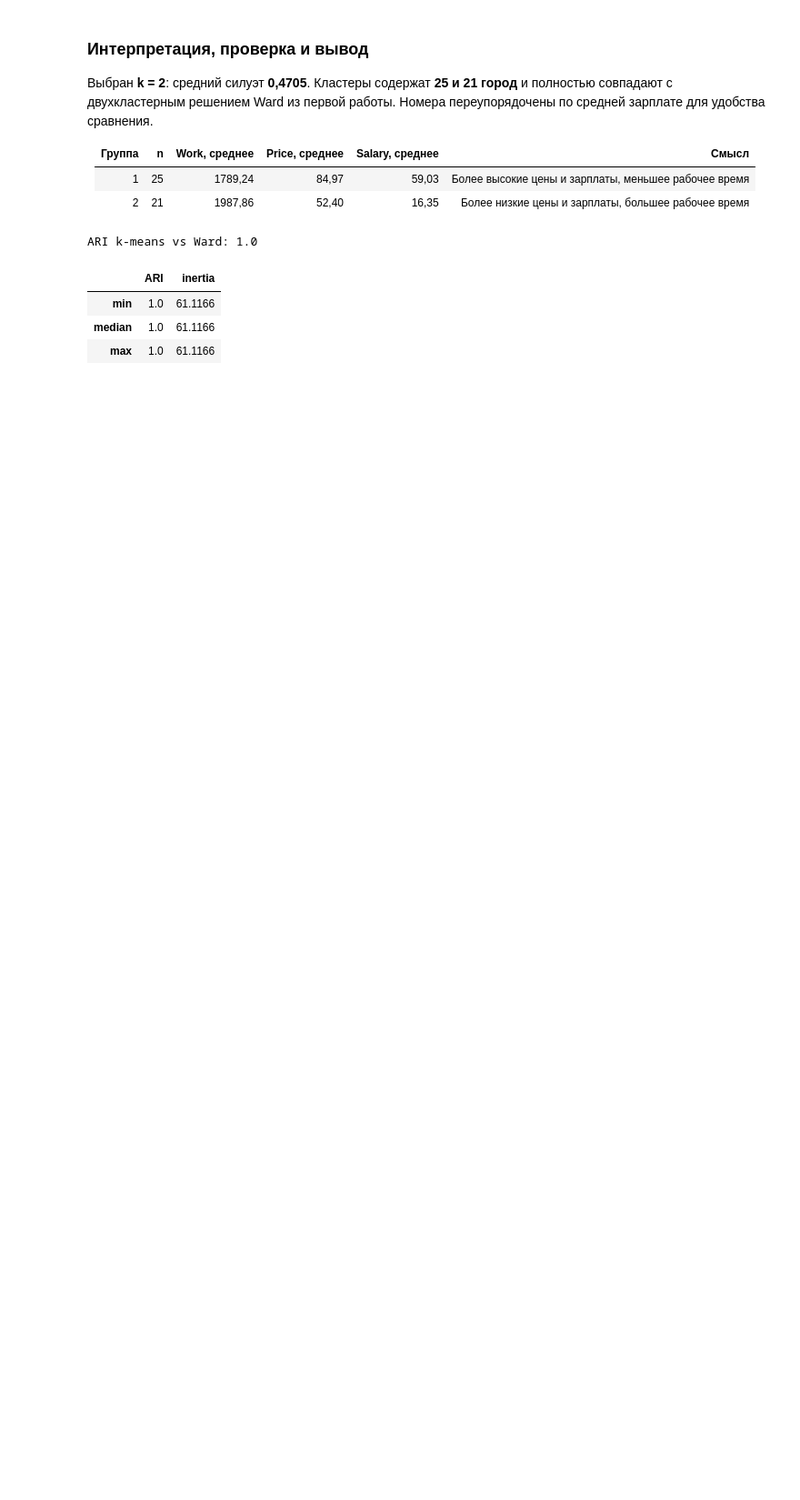
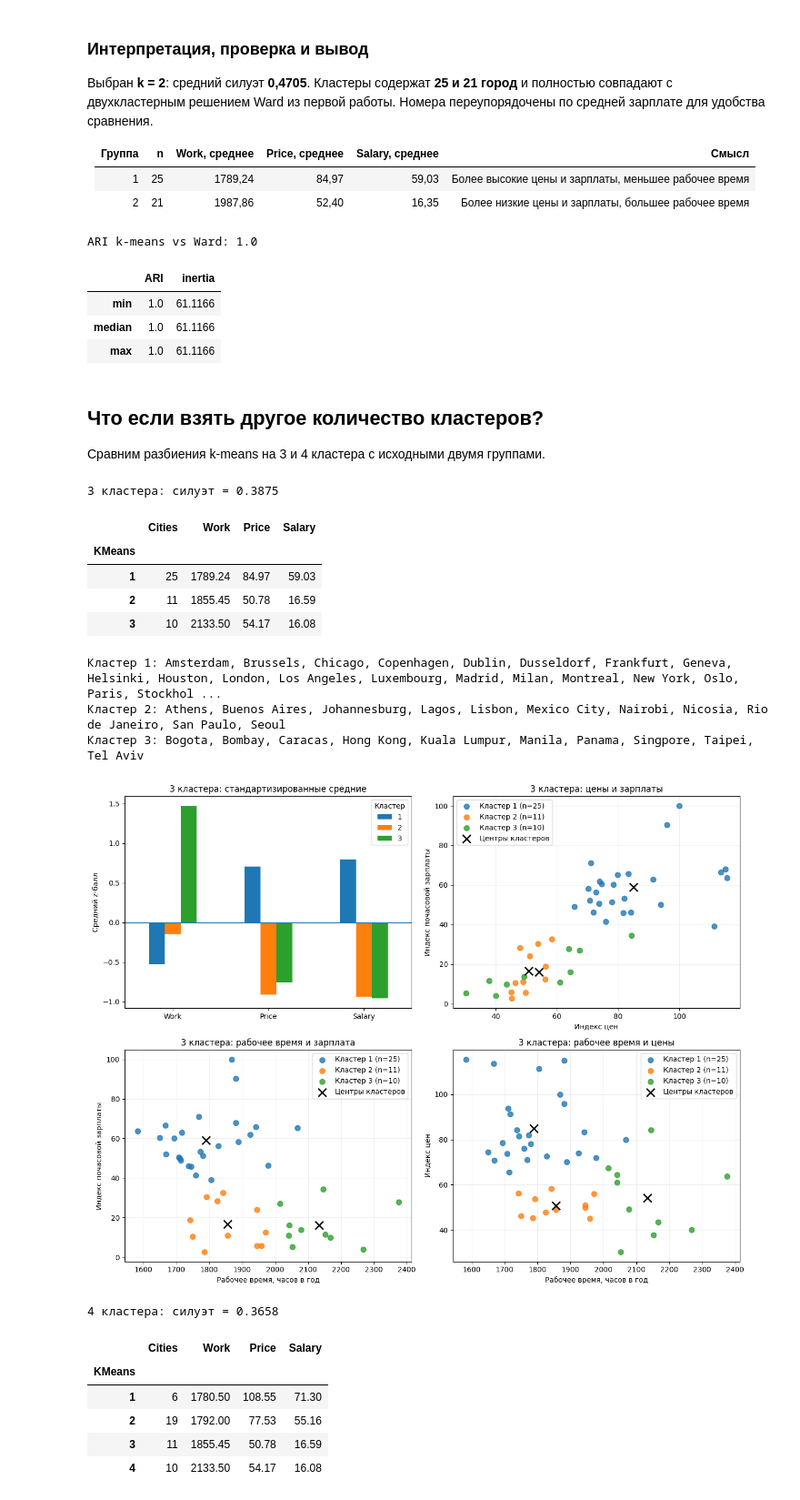
Before and after one commit to IvanManomenov/python_data_analytics, a Jupyter notebook: lab2/lab2_kmeans.ipynb, the cells around one changed output. Shown at 91% size. Saved outputs shown, nothing was run; the diff lists cells and outputs as text; code cells hidden in the pictures; blank space fills up the shorter version.

```diff
--- a/lab2/lab2_kmeans.ipynb
+++ b/lab2/lab2_kmeans.ipynb
@@ -158,3 +176,40 @@ ARI k-means vs Ward: 1.0
 | min | 1.0 | 61.1166 |
 | median | 1.0 | 61.1166 |
 | max | 1.0 | 61.1166 |
+# %% [markdown]
+## Что если взять другое количество кластеров?
+
+Сравним разбиения k-means на 3 и 4 кластера с исходными двумя группами.
+# %%
+# Для сравнения берём модели с теми же настройками и другим числом групп.
+for k in [3, 4]:
+    alternative_model2 = km_models[k]
+    order = np.argsort(scaler2.inverse_transform(alternative_model2.cluster_centers_)[:, 2])[::-1]
+    label_map = {int(old): new + 1 for new, old in enumerate(order)}
+    alternative_labels2 = np.array([label_map[int(c)] for c in alternative_model2.labels_])
+    alternative_cities2 = cities2.assign(KMeans=alternative_labels2)
+    print(f'{k} кластера: силуэт = {silhouette_score(X2, alternative_labels2):.4f}')
+    display(alternative_cities2.groupby('KMeans').agg(
+        Cities=('City', 'size'), Work=('Work', 'mean'),
+        Price=('Price', 'mean'), Salary=('Salary', 'mean')).round(2))
+    for cluster, part in alternative_cities2.groupby('KMeans'):
+        print(f'Кластер {cluster}:', ', '.join(part.City.str.replace('_', ' ').sort_values()))
+    plot_kmeans_groups(alternative_model2, alternative_labels2, k)
+# %% [output]
+3 кластера: силуэт = 0.3875
+|  | Cities | Work | Price | Salary |
+| KMeans |  |  |  |  |
+| 1 | 25 | 1789.24 | 84.97 | 59.03 |
+| 2 | 11 | 1855.45 | 50.78 | 16.59 |
+| 3 | 10 | 2133.50 | 54.17 | 16.08 |
+Кластер 1: Amsterdam, Brussels, Chicago, Copenhagen, Dublin, Dusseldorf, Frankfurt, Geneva, Helsinki, Houston, London, Los Angeles, Luxembourg, Madrid, Milan, Montreal, New York, Oslo, Paris, Stockhol ...
+Кластер 2: Athens, Buenos Aires, Johannesburg, Lagos, Lisbon, Mexico City, Nairobi, Nicosia, Rio de Janeiro, San Paulo, Seoul
+Кластер 3: Bogota, Bombay, Caracas, Hong Kong, Kuala Lumpur, Manila, Panama, Singpore, Taipei, Tel Aviv
+[figure, added]
+4 кластера: силуэт = 0.3658
+|  | Cities | Work | Price | Salary |
+| KMeans |  |  |  |  |
+| 1 | 6 | 1780.50 | 108.55 | 71.30 |
+| 2 | 19 | 1792.00 | 77.53 | 55.16 |
+| 3 | 11 | 1855.45 | 50.78 | 16.59 |
+| 4 | 10 | 2133.50 | 54.17 | 16.08 |
```
Also changed, not shown: parts of 6 cells of this notebook.
